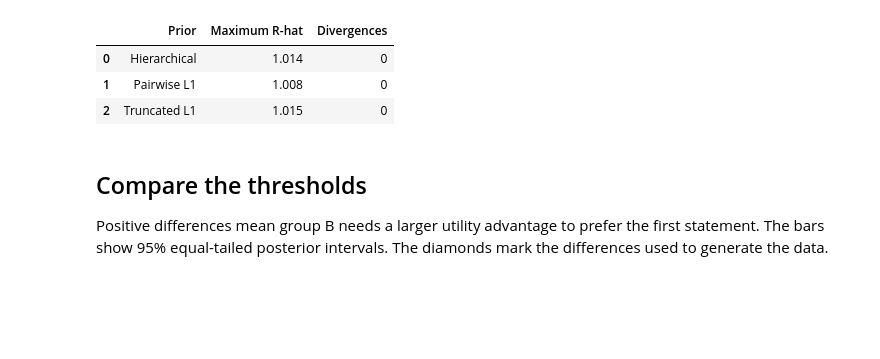
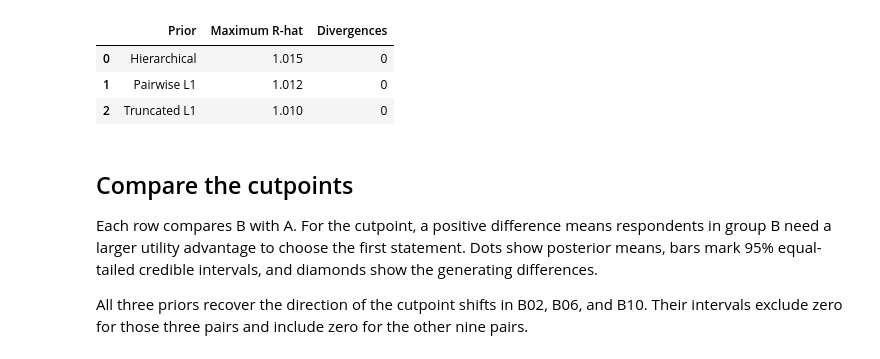
Before and after one commit to qipengchen/pyfcirt, a Jupyter notebook: docs/tutorials/tirt_dif.ipynb, the cells around one changed output. Saved outputs shown, nothing was run; the diff lists cells and outputs as text; code cells hidden in the pictures; blank space fills up the shorter version.

```diff
--- a/docs/tutorials/tirt_dif.ipynb
+++ b/docs/tutorials/tirt_dif.ipynb
@@ -90,9 +117,6 @@ Install the `numpyro` extra to run these fits. See
 [estimation backends](../examples/estimation_backends.md#calibrate-with-nuts).
 # %%
-specification = fc.TIRT(
-    loading_anchors=dict(zip(design.statement_id, loadings.ravel(), strict=True)),
-    residuals="fixed",
-)
+specification = fc.TIRT(residuals="fixed")
 inputs = fc.FCInput(
     design,
     fc.ResponseTable(responses, format="block_long"),
@@ -106,56 +130,63 @@ population = fc.PopulationSpec(
     theta_correlation="shared",
 )
 priors = {
-    "Hierarchical": ("hierarchical", 700, 1100),
-    "Pairwise L1": ("pairwise_l1", 2000, 2200),
-    "Truncated L1": ("truncated_l1", 2000, 2200),
+    "Hierarchical": "hierarchical",
+    "Pairwise L1": "pairwise_l1",
+    "Truncated L1": "truncated_l1",
 }
 fits, diagnostics = {}, []
-# Compare the same data, with longer chains for the L1 priors.
-for label, (prior, draws, warmup) in priors.items():
-    model = fc.Model().prepare(inputs, person_data=people, population=population)
+for label, prior in priors.items():
+    model = fc.Model().prepare(
+        inputs, person_data=people, population=population, theta_parameterization="noncentered"
+    )
     model.add_dif_terms(
-        "fc.cutpoints",
+        ["fc.cutpoints", "fc.loading_magnitude"],
         person_data=people,
         groups="site",
         prior=prior,
     )
     idata = model.fit(
-        draws=draws,
-        tune=warmup,
+        draws=1000,
+        tune=1200,
         chains=4,
         random_seed=33,
         nuts_sampler="numpyro",
         progressbar=False,
     )
     fits[label] = model
     variables = [
         "cutpoint",
+        "loading",
         "regression_coefficient",
         "theta",
         "population_mean",
         "trait_correlation",
     ]
     rhat = azs.rhat(idata.posterior.dataset[variables])
     diagnostics.append(
         {
             "Prior": label,
             "Maximum R-hat": max(float(rhat[name].max()) for name in rhat),
             "Divergences": int(idata.sample_stats.dataset.diverging.sum()),
         }
     )
 pd.DataFrame(diagnostics).round(3)
 # %% [output]
 |  | Prior | Maximum R-hat | Divergences |
-| 0 | Hierarchical | 1.014 | 0 |
-| 1 | Pairwise L1 | 1.008 | 0 |
-| 2 | Truncated L1 | 1.015 | 0 |
+| 0 | Hierarchical | 1.015 | 0 |
+| 1 | Pairwise L1 | 1.012 | 0 |
+| 2 | Truncated L1 | 1.010 | 0 |
 # %% [markdown]
-## Compare the thresholds
+## Compare the cutpoints
 
-Positive differences mean group B needs a larger utility advantage to
-prefer the first statement. The bars show 95% equal-tailed posterior
-intervals. The diamonds mark the differences used to generate the data.
+Each row compares B with A. For the cutpoint, a positive difference means
+respondents in group B need a larger utility advantage to choose the first
+statement. Dots show posterior means, bars mark 95% equal-tailed credible
+intervals, and diamonds show the generating differences.
+
+All three priors recover the direction of the cutpoint shifts in B02, B06,
+and B10. Their intervals exclude zero for those three pairs and include
+zero for the other nine pairs.
 # %%
 contrasts = pd.concat(
     [model.dif_summary({"site": ("A", "B")}).assign(Prior=label) for label, model in fits.items()],
```
Also changed, not shown: parts of 9 cells of this notebook, 4 other files.
